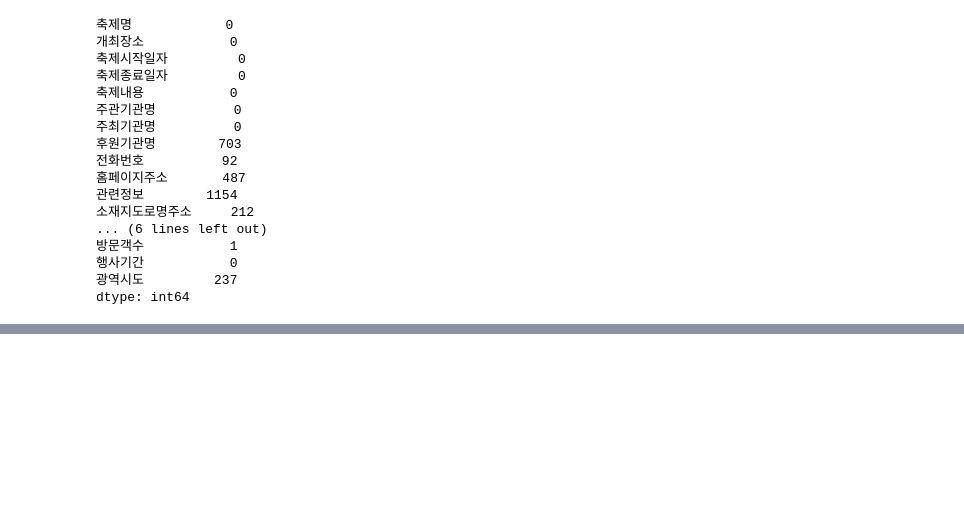
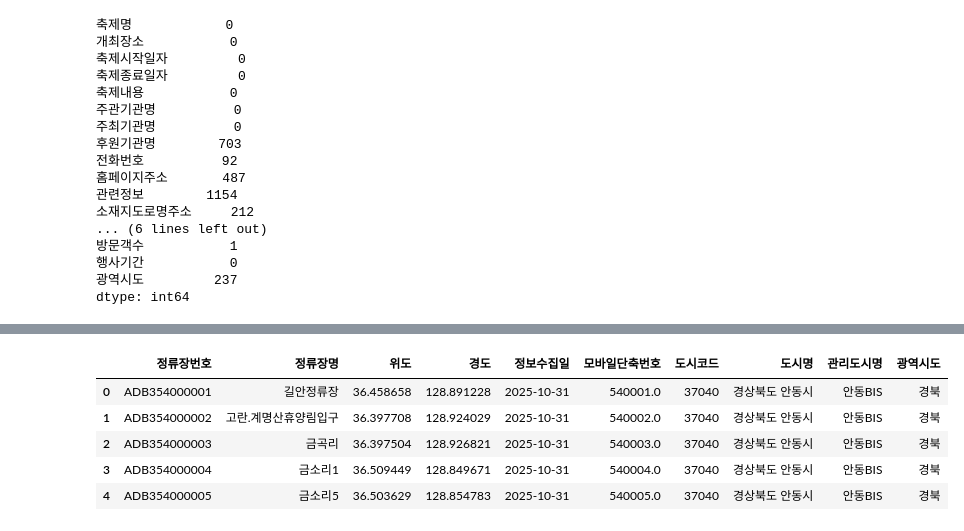
Before and after one commit to Hasaren/Bigdata_Team_Project, a Jupyter notebook: dataset_make.ipynb, the cells around one changed output, grey strips where cells are left out. Saved outputs shown, nothing was run; the diff lists cells and outputs as text; code cells hidden in the pictures; blank space fills up the shorter version.

```diff
--- a/dataset_make.ipynb
+++ b/dataset_make.ipynb
@@ -235,0 +267,35 @@ dtype: int64
+# %%
+replace_dict = {
+    "서울특별시": "서울",
+    "서울시": "서울",
+    "경기도": "경기",
+    "강원도": "강원",
+    "강원특별자치도": "강원",
+    "경상북도": "경북",
+    "경상남도": "경남",
+    "전라북도": "전북",
+    "전북특별자치도": "전북",
+    "전라남도": "전남",
+    "충청북도": "충북",
+    "충청남도": "충남",
+    "충남": "충남",
+    "부산광역시": "부산",
+    "대구광역시": "대구",
+    "인천광역시": "인천",
+    "광주광역시": "광주",
+    "대전광역시": "대전",
+    "울산광역시": "울산",
+    "세종특별자치시": "세종",
+    "제주특별자치도": "제주"
+}
+
+bus_df["광역시도"] = bus_df["광역시도"].replace(replace_dict)
+
+bus_df.head()
+# %% [output]
+|  | 정류장번호 | 정류장명 | 위도 | 경도 | 정보수집일 | 모바일단축번호 | 도시코드 | 도시명 | 관리도시명 | 광역시도 |
+| 0 | ADB354000001 | 길안정류장 | 36.458658 | 128.891228 | 2025-10-31 | 540001.0 | 37040 | 경상북도 안동시 | 안동BIS | 경북 |
+| 1 | ADB354000002 | 고란.계명산휴양림입구 | 36.397708 | 128.924029 | 2025-10-31 | 540002.0 | 37040 | 경상북도 안동시 | 안동BIS | 경북 |
+| 2 | ADB354000003 | 금곡리 | 36.397504 | 128.926821 | 2025-10-31 | 540003.0 | 37040 | 경상북도 안동시 | 안동BIS | 경북 |
+| 3 | ADB354000004 | 금소리1 | 36.509449 | 128.849671 | 2025-10-31 | 540004.0 | 37040 | 경상북도 안동시 | 안동BIS | 경북 |
+| 4 | ADB354000005 | 금소리5 | 36.503629 | 128.854783 | 2025-10-31 | 540005.0 | 37040 | 경상북도 안동시 | 안동BIS | 경북 |
```
Also changed, not shown: parts of 11 cells of this notebook, 10 other files.
